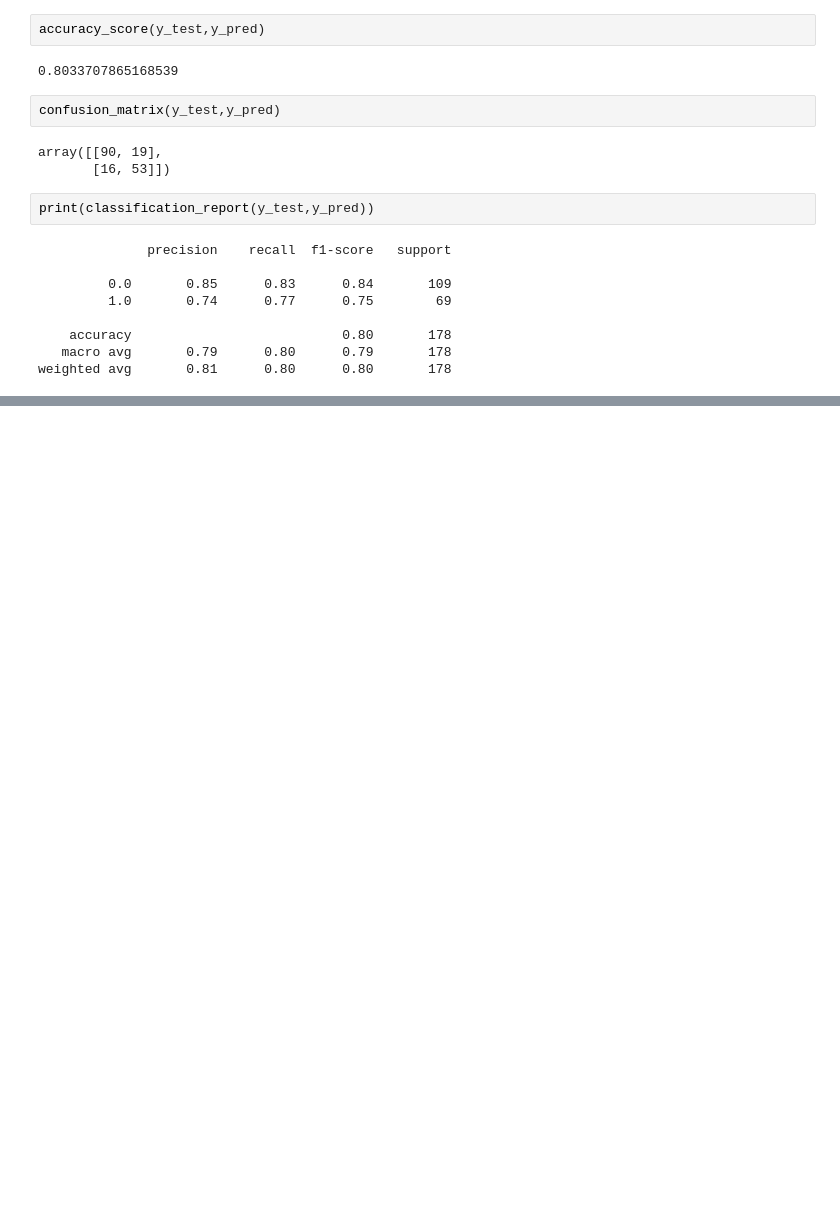
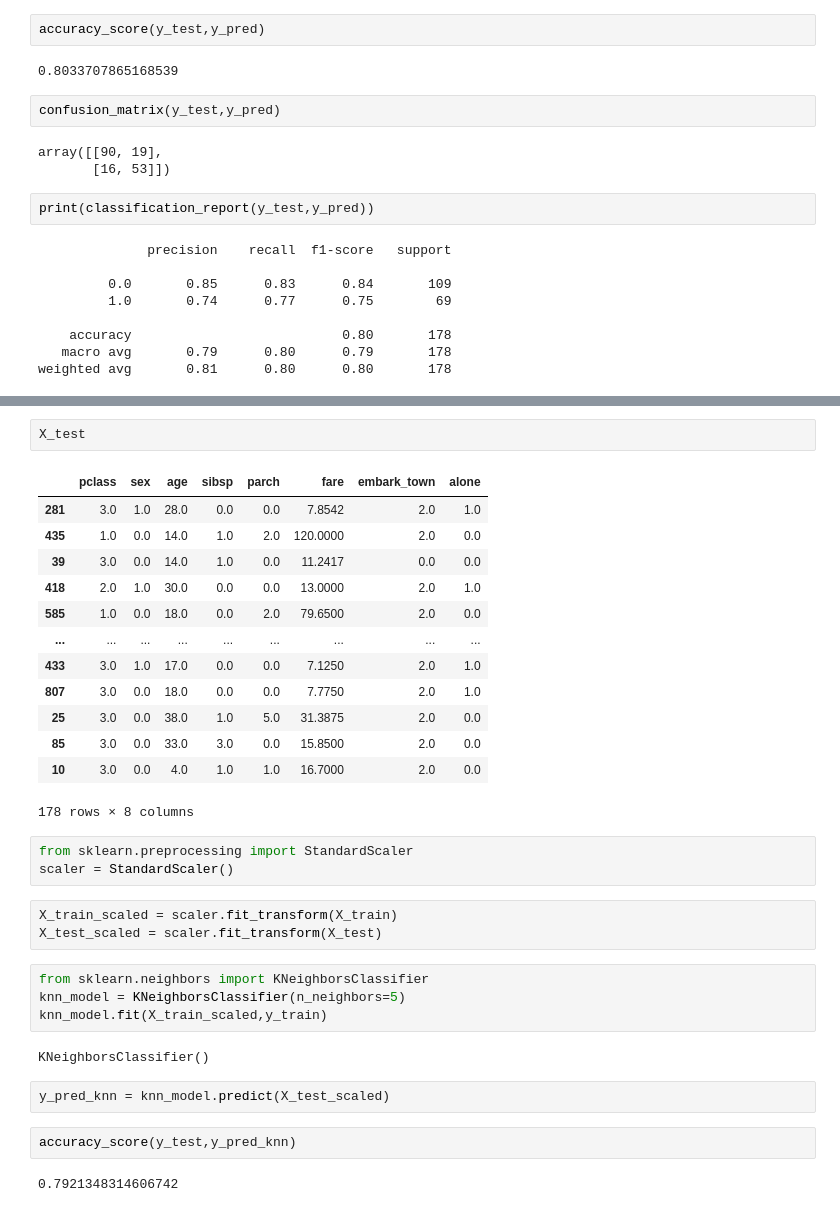
Before and after one commit to FaisalMahmudArzu/Exploring-data-analysis-2, a Jupyter notebook: titanic.ipynb, the cells around one changed output, grey strips where cells are left out. Cells and saved outputs as stored; diff of their text form; blank space fills up the shorter version.

```diff
--- a/titanic.ipynb
+++ b/titanic.ipynb
@@ -199,0 +216,34 @@ weighted avg       0.81      0.80      0.80       178
+# %%
+X_test
+# %% [output]
+|  | pclass | sex | age | sibsp | parch | fare | embark_town | alone |
+| 281 | 3.0 | 1.0 | 28.0 | 0.0 | 0.0 | 7.8542 | 2.0 | 1.0 |
+| 435 | 1.0 | 0.0 | 14.0 | 1.0 | 2.0 | 120.0000 | 2.0 | 0.0 |
+| 39 | 3.0 | 0.0 | 14.0 | 1.0 | 0.0 | 11.2417 | 0.0 | 0.0 |
+| 418 | 2.0 | 1.0 | 30.0 | 0.0 | 0.0 | 13.0000 | 2.0 | 1.0 |
+| 585 | 1.0 | 0.0 | 18.0 | 0.0 | 2.0 | 79.6500 | 2.0 | 0.0 |
+| ... | ... | ... | ... | ... | ... | ... | ... | ... |
+| 433 | 3.0 | 1.0 | 17.0 | 0.0 | 0.0 | 7.1250 | 2.0 | 1.0 |
+| 807 | 3.0 | 0.0 | 18.0 | 0.0 | 0.0 | 7.7750 | 2.0 | 1.0 |
+| 25 | 3.0 | 0.0 | 38.0 | 1.0 | 5.0 | 31.3875 | 2.0 | 0.0 |
+| 85 | 3.0 | 0.0 | 33.0 | 3.0 | 0.0 | 15.8500 | 2.0 | 0.0 |
+| 10 | 3.0 | 0.0 | 4.0 | 1.0 | 1.0 | 16.7000 | 2.0 | 0.0 |
+178 rows × 8 columns
+# %%
+from sklearn.preprocessing import StandardScaler
+scaler = StandardScaler()
+# %%
+X_train_scaled = scaler.fit_transform(X_train)
+X_test_scaled = scaler.fit_transform(X_test)
+# %%
+from sklearn.neighbors import KNeighborsClassifier
+knn_model = KNeighborsClassifier(n_neighbors=5)
+knn_model.fit(X_train_scaled,y_train)
+# %% [output]
+KNeighborsClassifier()
+# %%
+y_pred_knn = knn_model.predict(X_test_scaled)
+# %%
+accuracy_score(y_test,y_pred_knn)
+# %% [output]
+0.7921348314606742
```
Also changed, not shown: parts of 9 cells of this notebook.
